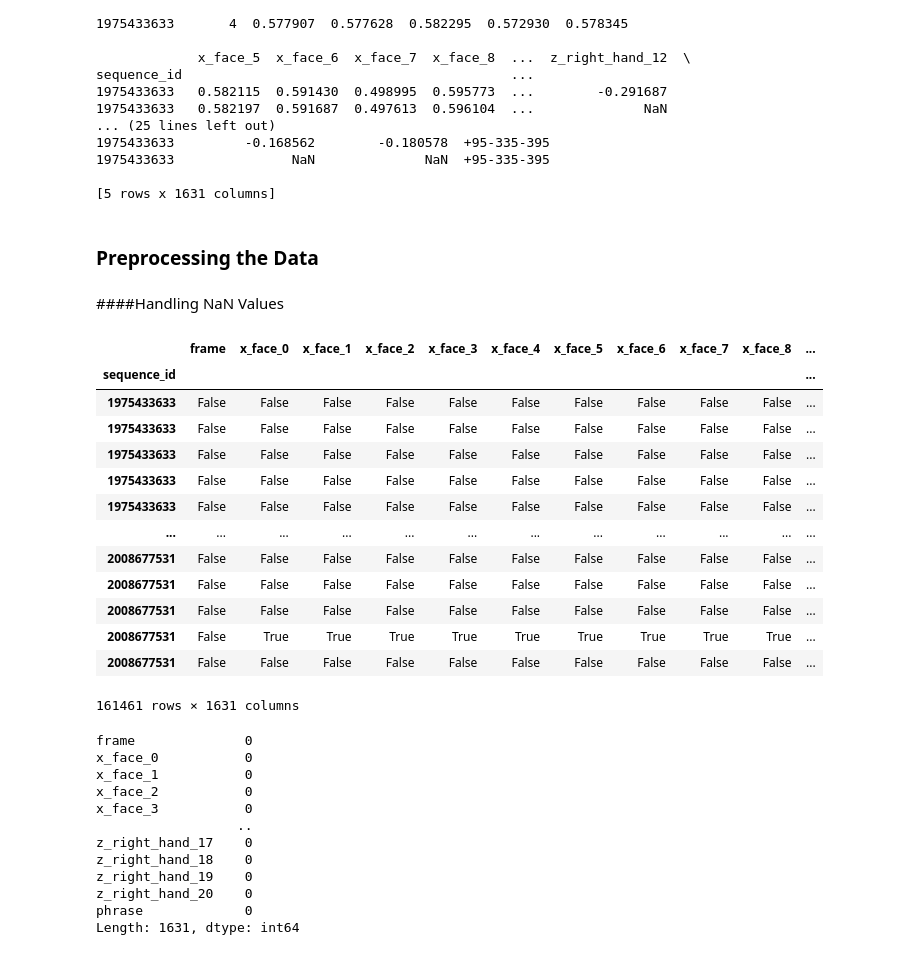
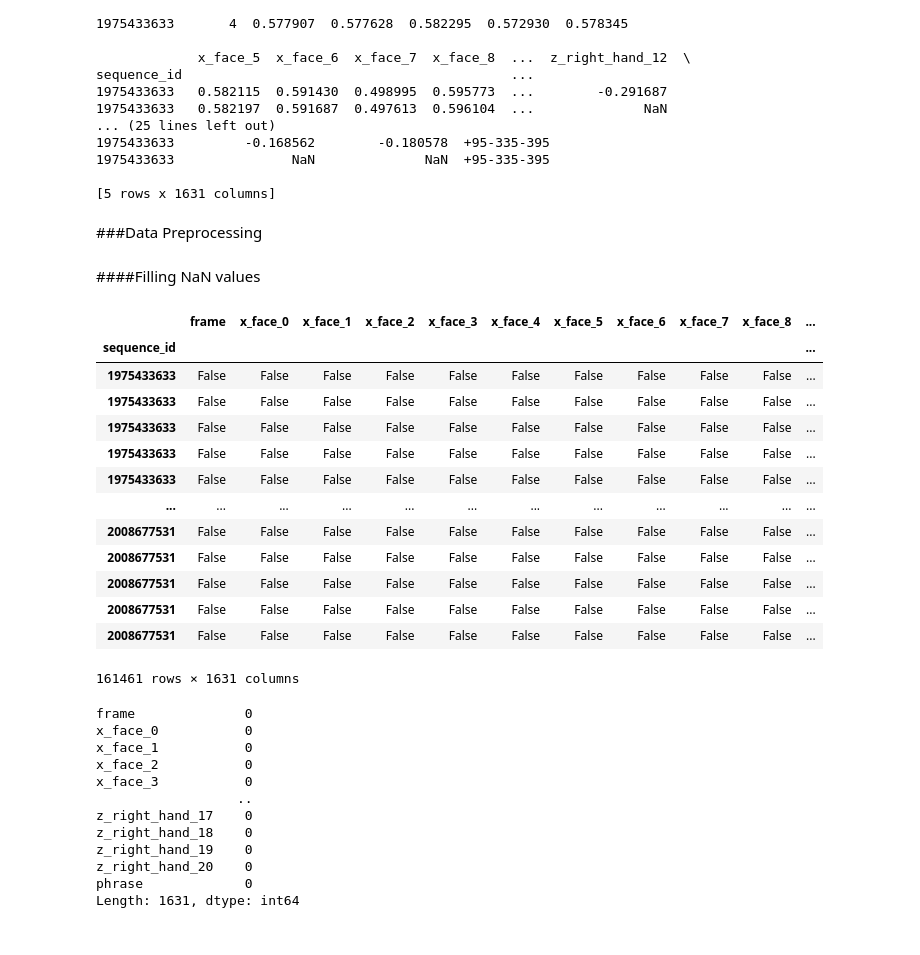
Before and after one commit to Patrick-Adams/ASL-Fingerspelling-Recognition, a Jupyter notebook: ASL_Fingerspelling_Project.ipynb, the cells around one changed output. Drawn from its saved outputs; the diff is of its cells as text; code cells hidden in the pictures.

```diff
--- a/ASL_Fingerspelling_Project.ipynb
+++ b/ASL_Fingerspelling_Project.ipynb
@@ -77,8 +86,8 @@ This section focuses on importing and getting familiar with the datasets.  A pre
 # %%
 # Loading and exploring the metadata
-df = pd.read_csv('train.csv')
-print(df.head())
-print(f"shape of metadata is: {df.shape}")
+metadata_df = pd.read_csv('train.csv')
+print(metadata_df.head())
+print(f"shape of metadata is: {metadata_df.shape}")
 # %% [output]
                               path  file_id  sequence_id  participant_id  \
 0  train_landmarks/5414471.parquet  5414471   1816796431             217
@@ -174,9 +180,9 @@ print(char_to_pred)
 {' ': 0, '!': 1, '#': 2, '$': 3, '%': 4, '&': 5, "'": 6, '(': 7, ')': 8, '*': 9, '+': 10, ',': 11, '-': 12, '.': 13, '/': 14, '0': 15, '1': 16, '2': 17, '3': 18, '4': 19, '5': 20, '6': 21, '7': 22, '8 ...
 # %%
 #Merging the data to add the label to the landmark data
-combined_df = df_landmark.merge(df[['sequence_id', 'phrase']], how='left', left_index=True, right_on='sequence_id')
-print(combined_df.head())
-print(f"shape of merged data is: {combined_df.shape}")
+df = df_landmark.merge(metadata_df[['sequence_id', 'phrase']], how='left', left_index=True, right_on='sequence_id')
+print(df.head())
+print(f"shape of merged data is: {df.shape}")
 # %% [output]
        frame  x_face_0  x_face_1  x_face_2  x_face_3  x_face_4  x_face_5  \
 30259      0  0.578892  0.578482  0.582906  0.572686  0.579030  0.582115
@@ -196,9 +202,9 @@ print(f"shape of merged data is: {combined_df.shape}")
 [5 rows x 1632 columns]
 shape of merged data is: (161461, 1632)
 # %%
-#setting sequence_id as index
-combined_df.set_index('sequence_id', inplace=True)
-print(combined_df.head())
+#setting sequence_id as index in the combined dataframe
+df.set_index('sequence_id', inplace=True)
+print(df.head())
 # %% [output]
              frame  x_face_0  x_face_1  x_face_2  x_face_3  x_face_4  \
 sequence_id
@@ -218,26 +224,26 @@ sequence_id                                          ...
 
 [5 rows x 1631 columns]
 # %% [markdown]
-### Preprocessing the Data
+###Data Preprocessing
 # %% [markdown]
-####Handling NaN Values
+####Filling NaN values
 # %%
 #Checking if the dataset has NaN values
-combined_df.isna()
+df.isna()
 # %% [output]
 |  | frame | x_face_0 | x_face_1 | x_face_2 | x_face_3 | x_face_4 | x_face_5 | x_face_6 | x_face_7 | x_face_8 | ... |
 | sequence_id |  |  |  |  |  |  |  |  |  |  | ... |
 | 1975433633 | False | False | False | False | False | False | False | False | False | False | ... |
 | 1975433633 | False | False | False | False | False | False | False | False | False | False | ... |
 | 1975433633 | False | False | False | False | False | False | False | False | False | False | ... |
 | 1975433633 | False | False | False | False | False | False | False | False | False | False | ... |
 | 1975433633 | False | False | False | False | False | False | False | False | False | False | ... |
 | ... | ... | ... | ... | ... | ... | ... | ... | ... | ... | ... | ... |
 | 2008677531 | False | False | False | False | False | False | False | False | False | False | ... |
 | 2008677531 | False | False | False | False | False | False | False | False | False | False | ... |
 | 2008677531 | False | False | False | False | False | False | False | False | False | False | ... |
-| 2008677531 | False | True | True | True | True | True | True | True | True | True | ... |
 | 2008677531 | False | False | False | False | False | False | False | False | False | False | ... |
+| 2008677531 | False | False | False | False | False | False | False | False | False | False | ... |
 161461 rows × 1631 columns
 # %%
 #Filling the NaN values with 0
```
Also changed, not shown: parts of 59 cells of this notebook.
